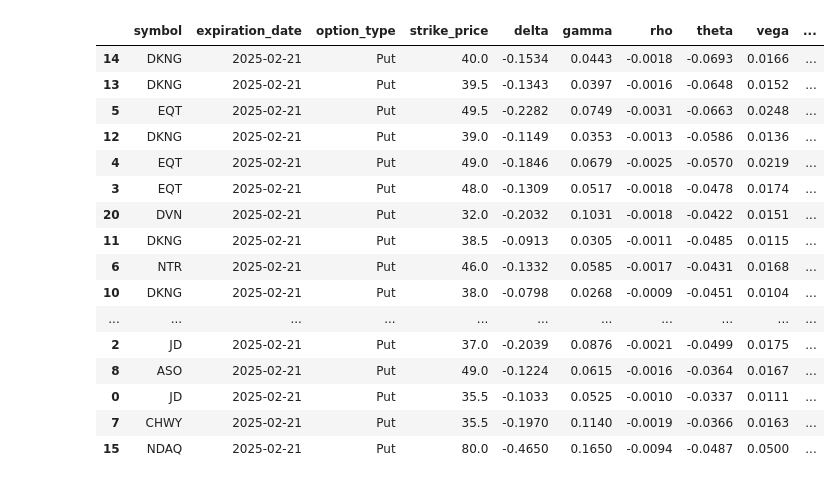
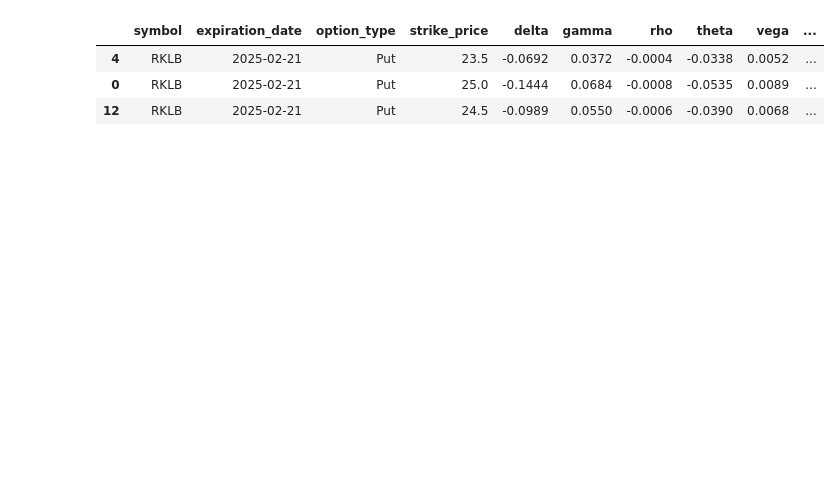
Before and after one commit to rflatley441/WheelTrader, a Jupyter notebook: data.ipynb, the cells around one changed output. Saved outputs shown, nothing was run; the diff lists cells and outputs as text; code cells hidden in the pictures; blank space fills up the shorter version.

```diff
--- a/data.ipynb
+++ b/data.ipynb
@@ -372,6 +457,9 @@ def fit_garch(symbol, period):
 
     return weighted_volatility
 # %%
+# Analyze a bunch of stocks
+# contracts = audit_contracts(expiration_date = datetime(year=2025, month=2, day=21))
 
-priced_contracts = audit_contracts(expiration_date = datetime(year=2025, month=2, day=21))
+# Analyze one stock
+contracts = analyze_equity_puts(ticker="RKLB", expiration_date=datetime(year=2025, month=2, day=21))
 # %% [output]
@@ -405,25 +467,12 @@ Error fetching open interest for CHWY250221C00040500: 429 Client Error: Too Many
 # %%
-contracts = select_optimal_contract(priced_contracts)
+contracts = select_optimal_contract(contracts)
 
 display(contracts)
 # %% [output]
 |  | symbol | expiration_date | option_type | strike_price | delta | gamma | rho | theta | vega | ... |
-| 14 | DKNG | 2025-02-21 | Put | 40.0 | -0.1534 | 0.0443 | -0.0018 | -0.0693 | 0.0166 | ... |
-| 13 | DKNG | 2025-02-21 | Put | 39.5 | -0.1343 | 0.0397 | -0.0016 | -0.0648 | 0.0152 | ... |
-| 5 | EQT | 2025-02-21 | Put | 49.5 | -0.2282 | 0.0749 | -0.0031 | -0.0663 | 0.0248 | ... |
-| 12 | DKNG | 2025-02-21 | Put | 39.0 | -0.1149 | 0.0353 | -0.0013 | -0.0586 | 0.0136 | ... |
-| 4 | EQT | 2025-02-21 | Put | 49.0 | -0.1846 | 0.0679 | -0.0025 | -0.0570 | 0.0219 | ... |
-| 3 | EQT | 2025-02-21 | Put | 48.0 | -0.1309 | 0.0517 | -0.0018 | -0.0478 | 0.0174 | ... |
-| 20 | DVN | 2025-02-21 | Put | 32.0 | -0.2032 | 0.1031 | -0.0018 | -0.0422 | 0.0151 | ... |
-| 11 | DKNG | 2025-02-21 | Put | 38.5 | -0.0913 | 0.0305 | -0.0011 | -0.0485 | 0.0115 | ... |
-| 6 | NTR | 2025-02-21 | Put | 46.0 | -0.1332 | 0.0585 | -0.0017 | -0.0431 | 0.0168 | ... |
-| 10 | DKNG | 2025-02-21 | Put | 38.0 | -0.0798 | 0.0268 | -0.0009 | -0.0451 | 0.0104 | ... |
-| ... | ... | ... | ... | ... | ... | ... | ... | ... | ... | ... |
-| 2 | JD | 2025-02-21 | Put | 37.0 | -0.2039 | 0.0876 | -0.0021 | -0.0499 | 0.0175 | ... |
-| 8 | ASO | 2025-02-21 | Put | 49.0 | -0.1224 | 0.0615 | -0.0016 | -0.0364 | 0.0167 | ... |
-| 0 | JD | 2025-02-21 | Put | 35.5 | -0.1033 | 0.0525 | -0.0010 | -0.0337 | 0.0111 | ... |
-| 7 | CHWY | 2025-02-21 | Put | 35.5 | -0.1970 | 0.1140 | -0.0019 | -0.0366 | 0.0163 | ... |
-| 15 | NDAQ | 2025-02-21 | Put | 80.0 | -0.4650 | 0.1650 | -0.0094 | -0.0487 | 0.0500 | ... |
+| 4 | RKLB | 2025-02-21 | Put | 23.5 | -0.0692 | 0.0372 | -0.0004 | -0.0338 | 0.0052 | ... |
+| 0 | RKLB | 2025-02-21 | Put | 25.0 | -0.1444 | 0.0684 | -0.0008 | -0.0535 | 0.0089 | ... |
+| 12 | RKLB | 2025-02-21 | Put | 24.5 | -0.0989 | 0.0550 | -0.0006 | -0.0390 | 0.0068 | ... |
 # %%
 # Archive
 
```
Also changed, not shown: parts of 3 cells of this notebook.
